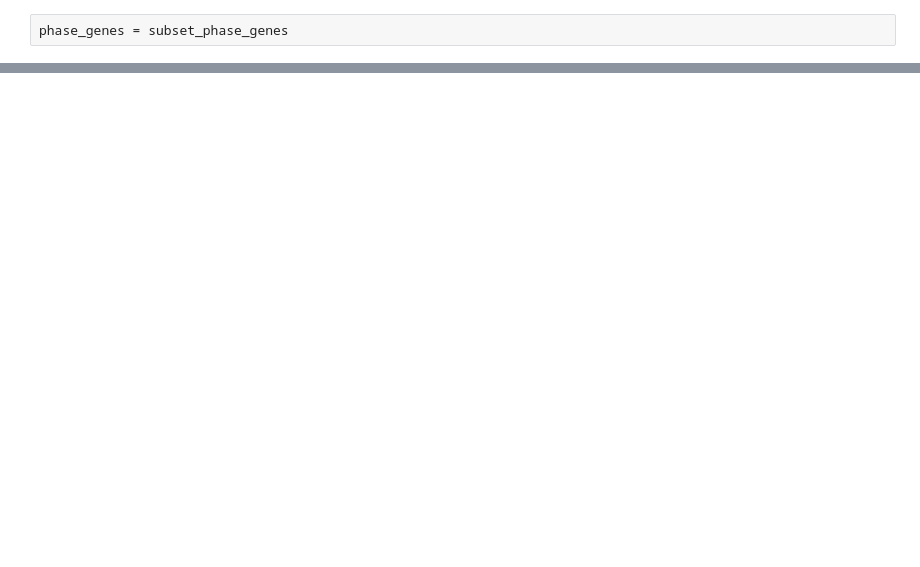
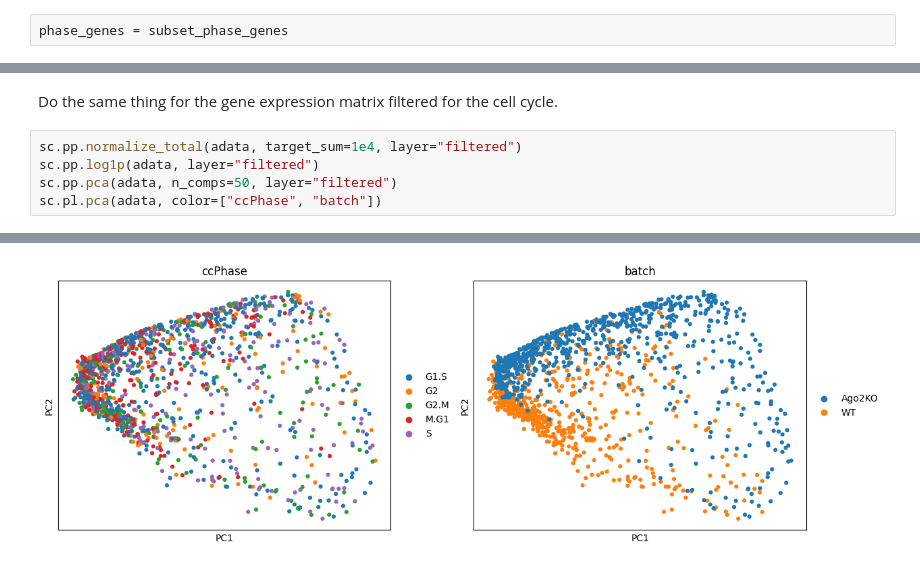
Before and after one commit to sbc806/CellUntangler, a Jupyter notebook: celluntangler_hela_tutorial.ipynb, the cells around one changed output, grey strips where cells are left out. Saved outputs shown, nothing was run; the diff lists cells and outputs as text; blank space fills up the shorter version.

```diff
--- a/celluntangler_hela_tutorial.ipynb
+++ b/celluntangler_hela_tutorial.ipynb
@@ -413,0 +493,8 @@ for desired_phase in desired_phases:
+# %% [markdown]
+Do the same thing for the gene expression matrix filtered for the cell cycle.
+# %%
+sc.pp.normalize_total(adata, target_sum=1e4, layer="filtered")
+sc.pp.log1p(adata, layer="filtered")
+sc.pp.pca(adata, n_comps=50, layer="filtered")
+sc.pl.pca(adata, color=["ccPhase", "batch"])
+# %% [output]
@@ -413,0 +502 @@ for desired_phase in desired_phases:
+[figure, added]
```
Also changed, not shown: parts of 34 cells of this notebook.
